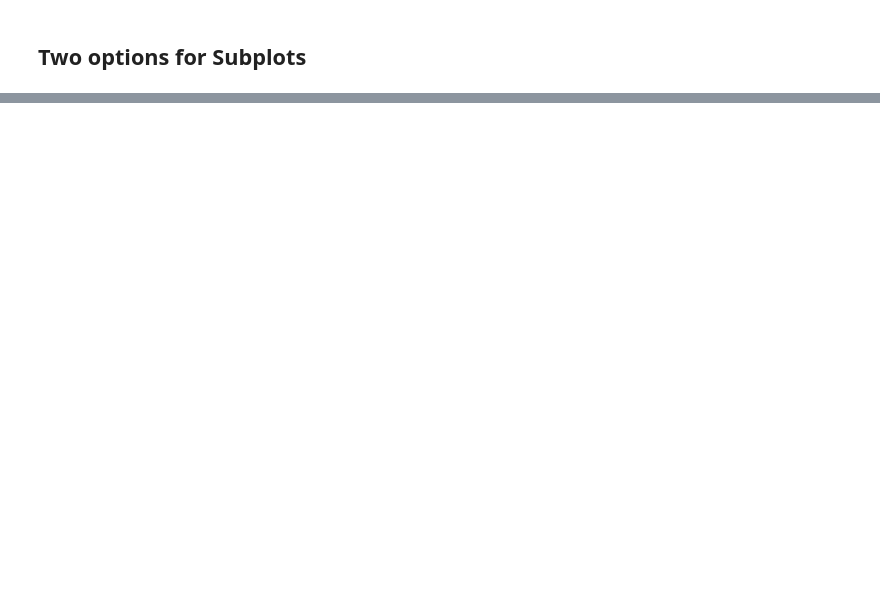
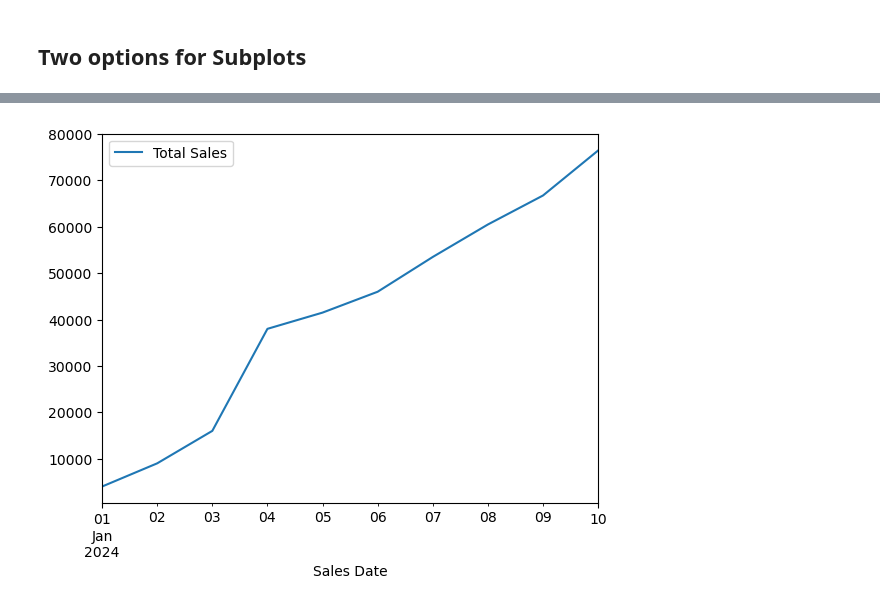
Before and after one commit to judgemongcal/ztm-machine-learning-course, a Jupyter notebook: intro-to-matplotlib.ipynb, the cells around one changed output, grey strips where cells are left out. Drawn from its saved outputs; the diff is of its cells as text; code cells hidden in the pictures; blank space fills up the shorter version.

```diff
--- a/intro-to-matplotlib.ipynb
+++ b/intro-to-matplotlib.ipynb
@@ -162,0 +203,3 @@ ax[1,1].hist(np.random.randn(100));
+# %%
+car_sales["Price"] = car_sales["Price"].str.replace('[$,.]', '', regex=True)
+car_sales
@@ -162,0 +218,3 @@ ax[1,1].hist(np.random.randn(100));
+# %%
+car_sales["Price"] = car_sales["Price"].str[:-2].astype(int)
+car_sales
@@ -162,0 +233,3 @@ ax[1,1].hist(np.random.randn(100));
+# %%
+car_sales["Sales Date"] = pd.date_range('1/1/2024', periods = len(car_sales))
+car_sales
@@ -162,0 +248,3 @@ ax[1,1].hist(np.random.randn(100));
+# %%
+car_sales["Total Sales"] = car_sales["Price"].cumsum()
+car_sales
@@ -162,0 +263,5 @@ ax[1,1].hist(np.random.randn(100));
+# %%
+# Plot the total sales
+car_sales.plot(x="Sales Date", y="Total Sales");
+# %% [output]
+[figure, added]
```
Also changed, not shown: parts of 20 cells of this notebook.
